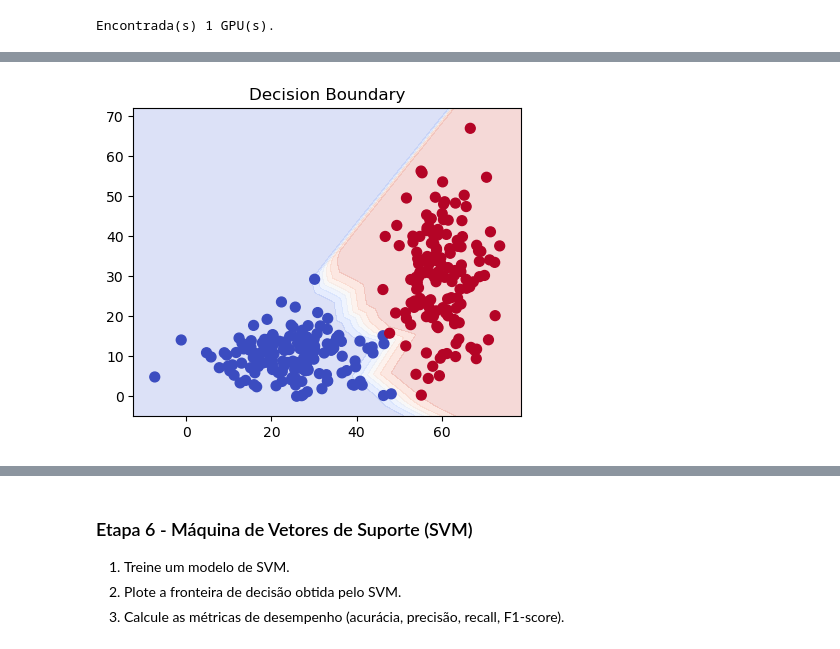
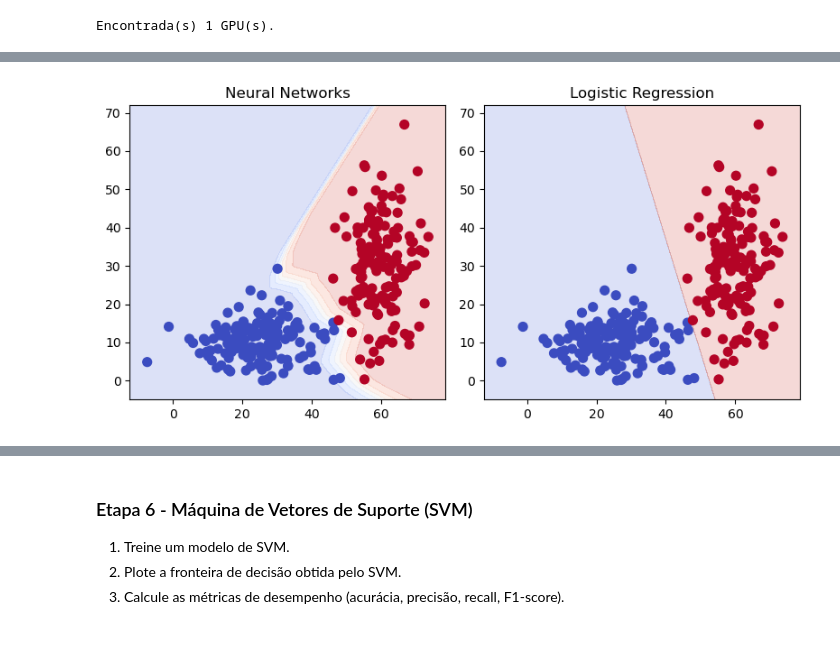
Before and after one commit to thiagoneye/master-machine_learning, a Jupyter notebook: notebooks/exercise_list.ipynb, the cells around one changed output, grey strips where cells are left out. Saved outputs shown, nothing was run; the diff lists cells and outputs as text; code cells hidden in the pictures.

```diff
--- a/notebooks/exercise_list.ipynb
+++ b/notebooks/exercise_list.ipynb
@@ -224,11 +235,11 @@ y_min, y_max = data[:, 1].min() - 5, data[:, 1].max() + 5
 
 xx, yy = np.meshgrid(np.linspace(x_min, x_max, 1000), np.linspace(y_min, y_max, 1000))
 
-Z = logistic_model.predict(np.c_[xx.ravel(), yy.ravel()])
-Z = Z.reshape(xx.shape)
+Z_lr = logistic_model.predict(np.c_[xx.ravel(), yy.ravel()])
+Z_lr = Z_lr.reshape(xx.shape)
 
 plt.figure(figsize=(5, 4))
-plt.contourf(xx, yy, Z, alpha=0.2, cmap="coolwarm")
+plt.contourf(xx, yy, Z_lr, alpha=0.2, cmap="coolwarm")
 plt.scatter(df["x"], df["y"], c=df["class"], cmap="coolwarm", s=50)
 plt.title("Decision Boundary");
 # %% [output]
@@ -349,16 +373,23 @@ Acurácia no Teste: 98.89%
 # %%
 # Plot da Fronteira de Decisão
 
-x_min, x_max = data[:, 0].min() - 5, data[:, 0].max() + 5
-y_min, y_max = data[:, 1].min() - 5, data[:, 1].max() + 5
+# x_min, x_max = data[:, 0].min() - 5, data[:, 0].max() + 5
+# y_min, y_max = data[:, 1].min() - 5, data[:, 1].max() + 5
 
-xx, yy = np.meshgrid(np.linspace(x_min, x_max, 1000), np.linspace(y_min, y_max, 1000))
+# xx, yy = np.meshgrid(np.linspace(x_min, x_max, 1000), np.linspace(y_min, y_max, 1000))
 
-Z = mlp_model.predict(np.c_[xx.ravel(), yy.ravel()])
-Z = Z.reshape(xx.shape)
+Z_nn = mlp_model.predict(np.c_[xx.ravel(), yy.ravel()])
+Z_nn = Z_nn.reshape(xx.shape)
 
-plt.figure(figsize=(5, 4))
-plt.contourf(xx, yy, Z, alpha=0.2, cmap="coolwarm")
-plt.scatter(df["x"], df["y"], c=df["class"], cmap="coolwarm", s=50)
-plt.title("Decision Boundary");
+fig, axs = plt.subplots(1, 2, figsize=(8, 4))
+
+axs[0].contourf(xx, yy, Z_nn, alpha=0.2, cmap="coolwarm")
+axs[0].scatter(df["x"], df["y"], c=df["class"], cmap="coolwarm", s=50)
+axs[0].set_title("Neural Networks")
+
+axs[1].contourf(xx, yy, Z_lr, alpha=0.2, cmap="coolwarm")
+axs[1].scatter(df["x"], df["y"], c=df["class"], cmap="coolwarm", s=50)
+axs[1].set_title("Logistic Regression");
+
+plt.tight_layout()
 # %% [output]
@@ -366 +397 @@ plt.title("Decision Boundary");
-[figure, old version]
+[figure, new version]
```
Also changed, not shown: parts of 17 cells of this notebook.
